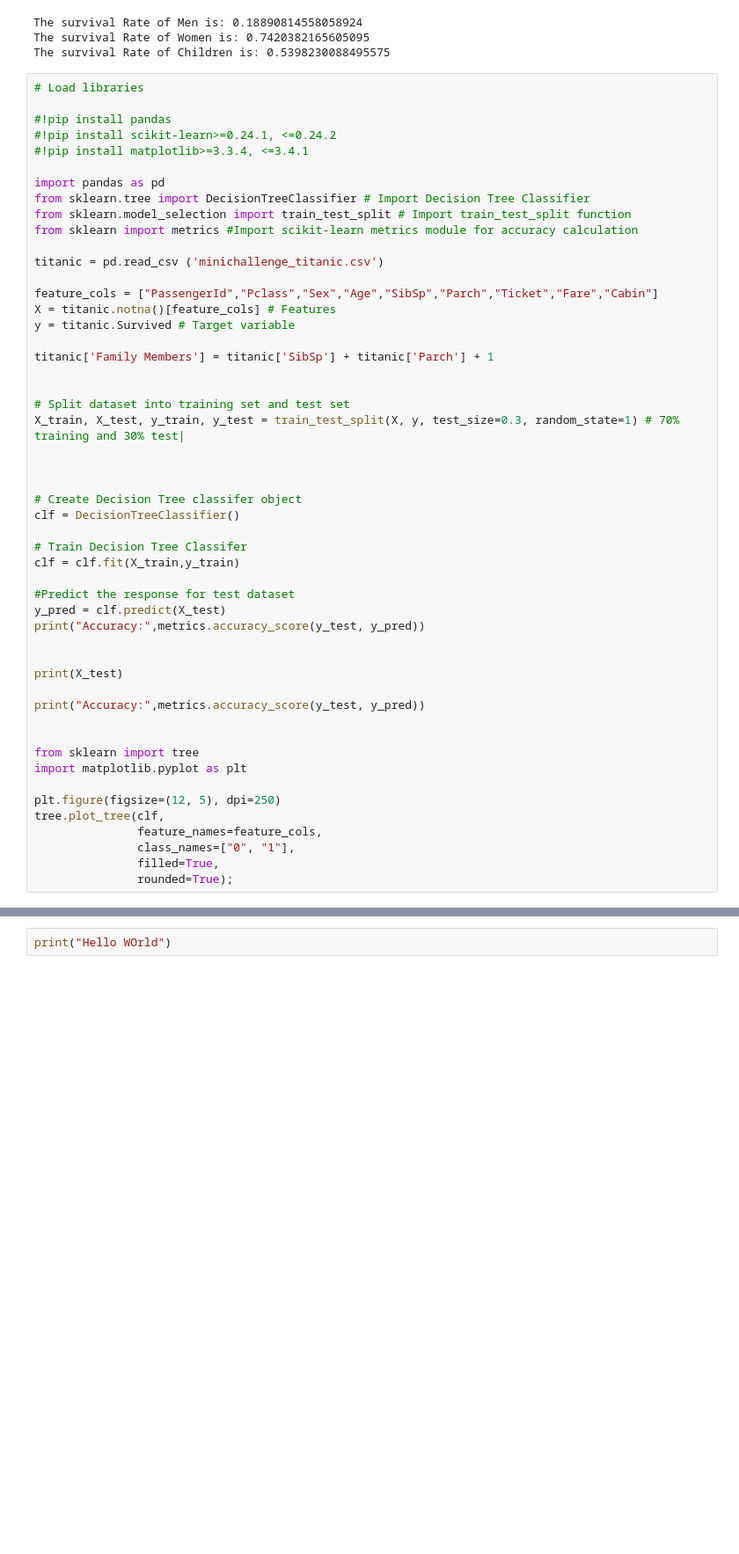
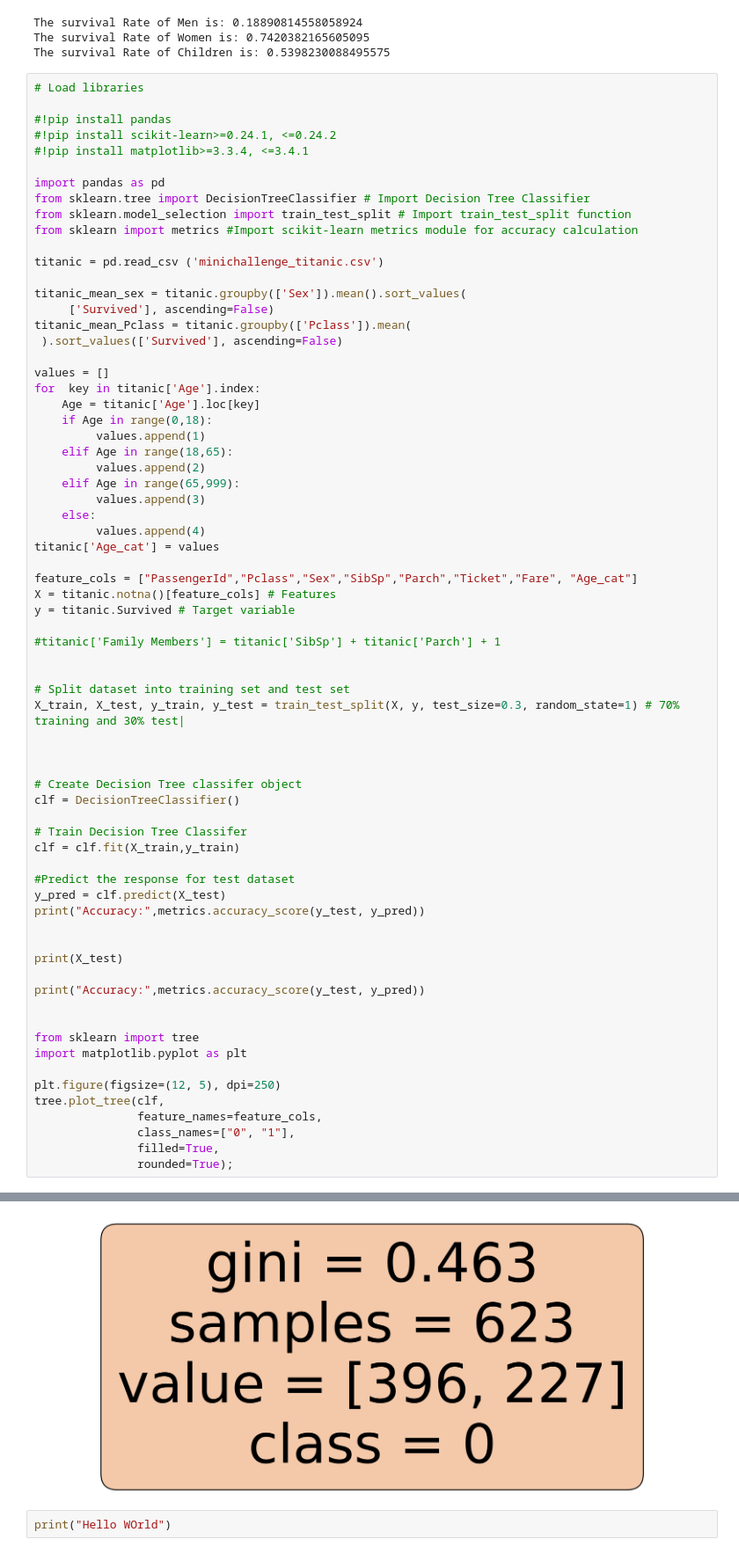
Before and after one commit to etiiiR/Titanic, a Jupyter notebook: Titanic.ipynb, the cells around one changed output, grey strips where cells are left out. Shown at 88% size. Cells and saved outputs as stored; diff of their text form; blank space fills up the shorter version.

```diff
--- a/Titanic.ipynb
+++ b/Titanic.ipynb
@@ -221,11 +221,29 @@ from sklearn import metrics #Import scikit-learn metrics module for accuracy cal
 
 titanic = pd.read_csv ('minichallenge_titanic.csv')
 
-feature_cols = ["PassengerId","Pclass","Sex","Age","SibSp","Parch","Ticket","Fare","Cabin"]
+titanic_mean_sex = titanic.groupby(['Sex']).mean().sort_values(
+     ['Survived'], ascending=False)
+titanic_mean_Pclass = titanic.groupby(['Pclass']).mean(
+ ).sort_values(['Survived'], ascending=False)
+
+values = []
+for  key in titanic['Age'].index:
+    Age = titanic['Age'].loc[key]
+    if Age in range(0,18):
+         values.append(1)
+    elif Age in range(18,65):
+         values.append(2)
+    elif Age in range(65,999):
+         values.append(3)
+    else:
+         values.append(4)
+titanic['Age_cat'] = values
+
+feature_cols = ["PassengerId","Pclass","Sex","SibSp","Parch","Ticket","Fare", "Age_cat"]
 X = titanic.notna()[feature_cols] # Features
 y = titanic.Survived # Target variable
 
-titanic['Family Members'] = titanic['SibSp'] + titanic['Parch'] + 1
+#titanic['Family Members'] = titanic['SibSp'] + titanic['Parch'] + 1
 
 
 # Split dataset into training set and test set
@@ -263,2 +296,3 @@ ValueError: Wrong number of items passed 14, placement implies 1
+[figure, added]
 # %%
 print("Hello WOrld")
```
Also changed, not shown: parts of 1 cell of this notebook, 2 other files.
